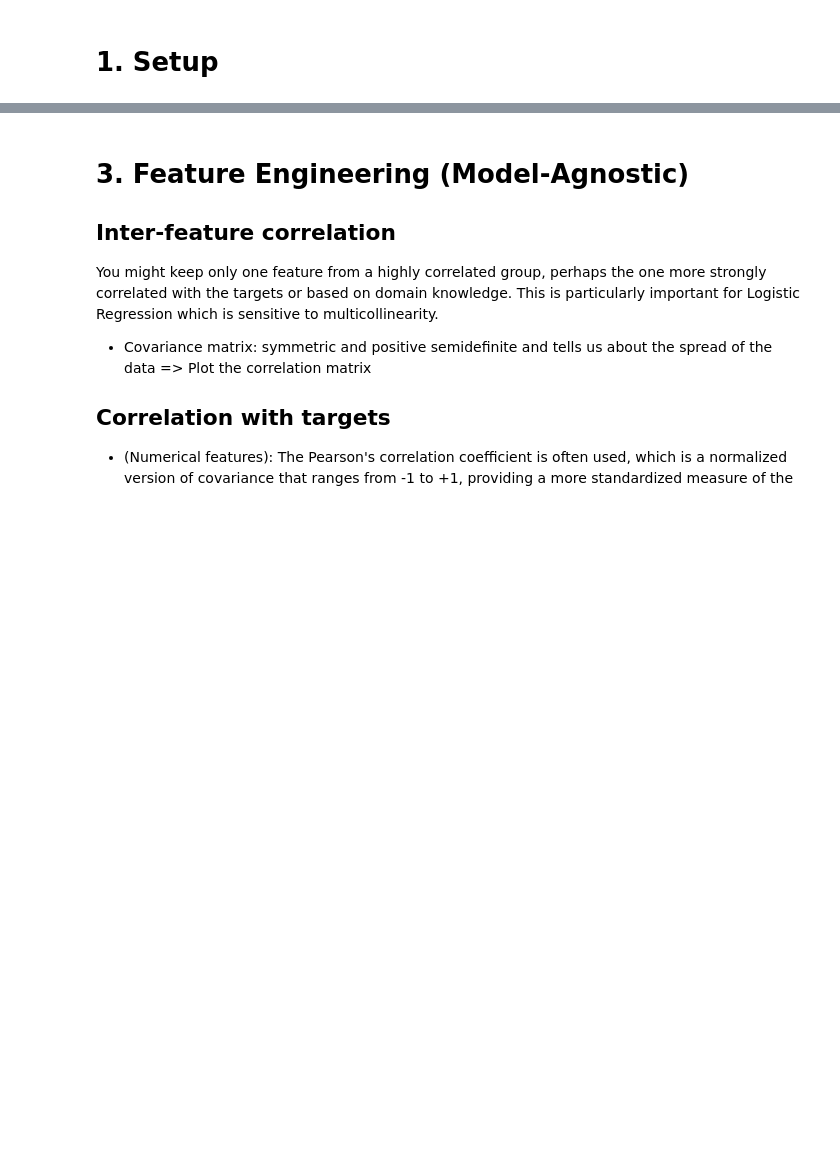
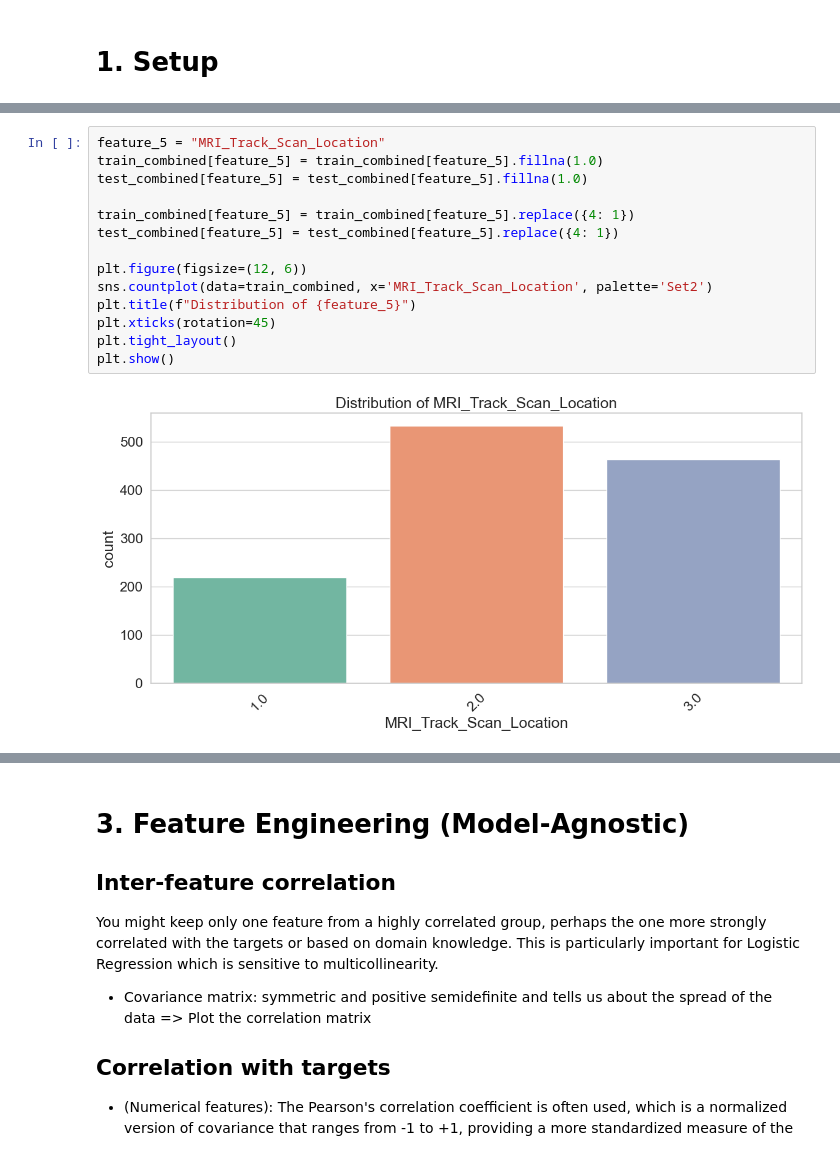
Before and after one commit to Savoxism/WiDS-Datathon-2025, a Jupyter notebook: solver.ipynb, the cells around one changed output, grey strips where cells are left out. Saved outputs shown, nothing was run; the diff lists cells and outputs as text; blank space fills up the shorter version.

```diff
--- a/solver.ipynb
+++ b/solver.ipynb
@@ -47,0 +308,16 @@ This is some explanation of feature present in the dataset
+# %%
+feature_5 = "MRI_Track_Scan_Location"
+train_combined[feature_5] = train_combined[feature_5].fillna(1.0)
+test_combined[feature_5] = test_combined[feature_5].fillna(1.0)
+
+train_combined[feature_5] = train_combined[feature_5].replace({4: 1})
+test_combined[feature_5] = test_combined[feature_5].replace({4: 1})
+
+plt.figure(figsize=(12, 6))
+sns.countplot(data=train_combined, x='MRI_Track_Scan_Location', palette='Set2')
+plt.title(f"Distribution of {feature_5}")
+plt.xticks(rotation=45)
+plt.tight_layout()
+plt.show()
+# %% [output]
+[figure, added]
```
Also changed, not shown: parts of 49 cells of this notebook, 10 other files.
